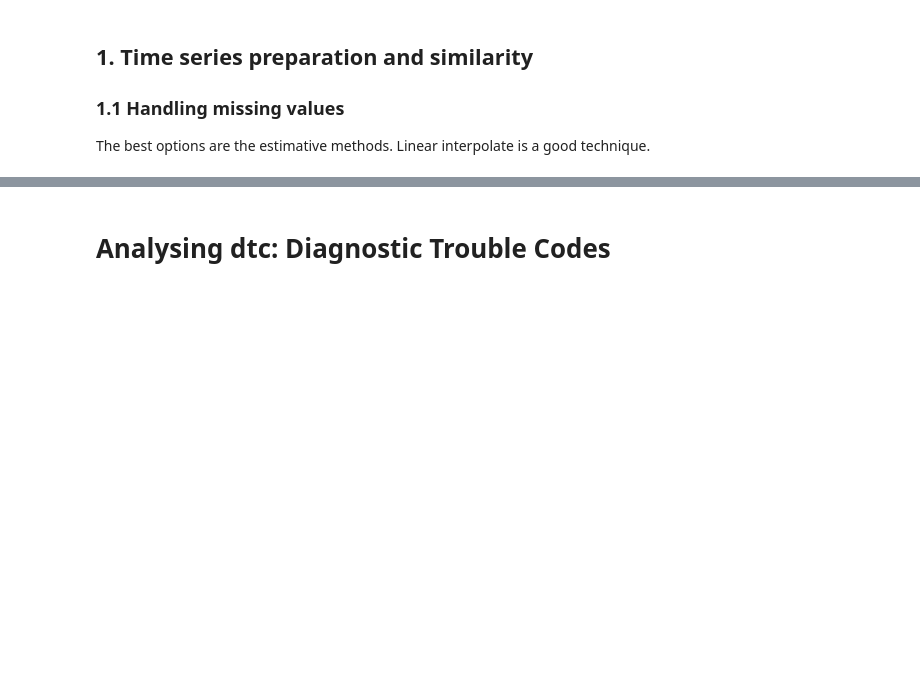
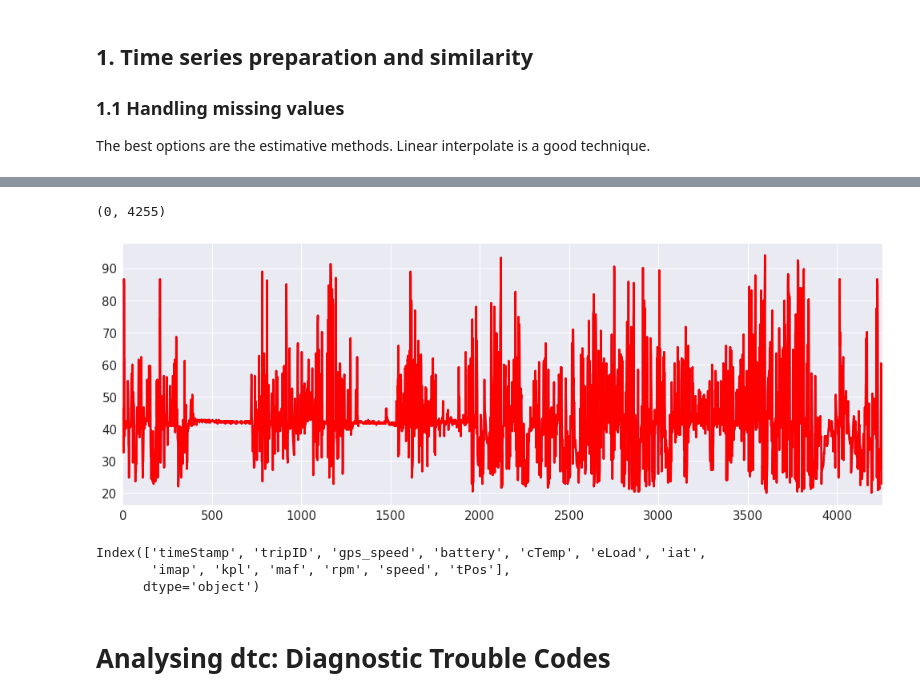
Before and after one commit to noshaq/Vehicle_remote_sensing, a Jupyter notebook: allcars_exploratory.ipynb, the cells around one changed output, grey strips where cells are left out. Drawn from its saved outputs; the diff is of its cells as text; code cells hidden in the pictures; blank space fills up the shorter version.

```diff
--- a/allcars_exploratory.ipynb
+++ b/allcars_exploratory.ipynb
@@ -271,0 +324,26 @@ Be carefull! In general, the gradient descent technique may be trapped in local
+# %%
+def holt_features(df,grids):
+    alpha = 0; beta = 0; losspc = 0; loss = 0;
+    alpha, beta, losspc, loss = optimize_holt(df, grids=grids, alphas=(0.0, 1.0), betas=(0.0, 1.0))
+    holtdf = holt(df, alpha=alpha, beta=beta)
+    return(holtdf)
+# %%
+go_eLoad = trip124.drop(['timeStamp','tripID','gps_speed','battery','cTemp','iat','imap',
+                         'kpl','maf','rpm','speed','tPos'],axis = 1)
+
+holt_eLoad = holt_features(go_eLoad,grids)
+
+fig2 = plt.figure(figsize=(17,6))
+ax2 = fig2.add_subplot(111)
+ax2.plot(go_eLoad)
+ax2.plot(holt_eLoad.drop(['Level','Growth'],axis = 1), color='r')
+ax2.set_xlim(holt_eLoad.index.min(),holt_eLoad.index.max())
+# %% [output]
+(0, 4255)
+[figure, added]
+# %%
+trip124.columns
+# %% [output]
+Index(['timeStamp', 'tripID', 'gps_speed', 'battery', 'cTemp', 'eLoad', 'iat',
+       'imap', 'kpl', 'maf', 'rpm', 'speed', 'tPos'],
+      dtype='object')
```
Also changed, not shown: parts of 20 cells of this notebook.
